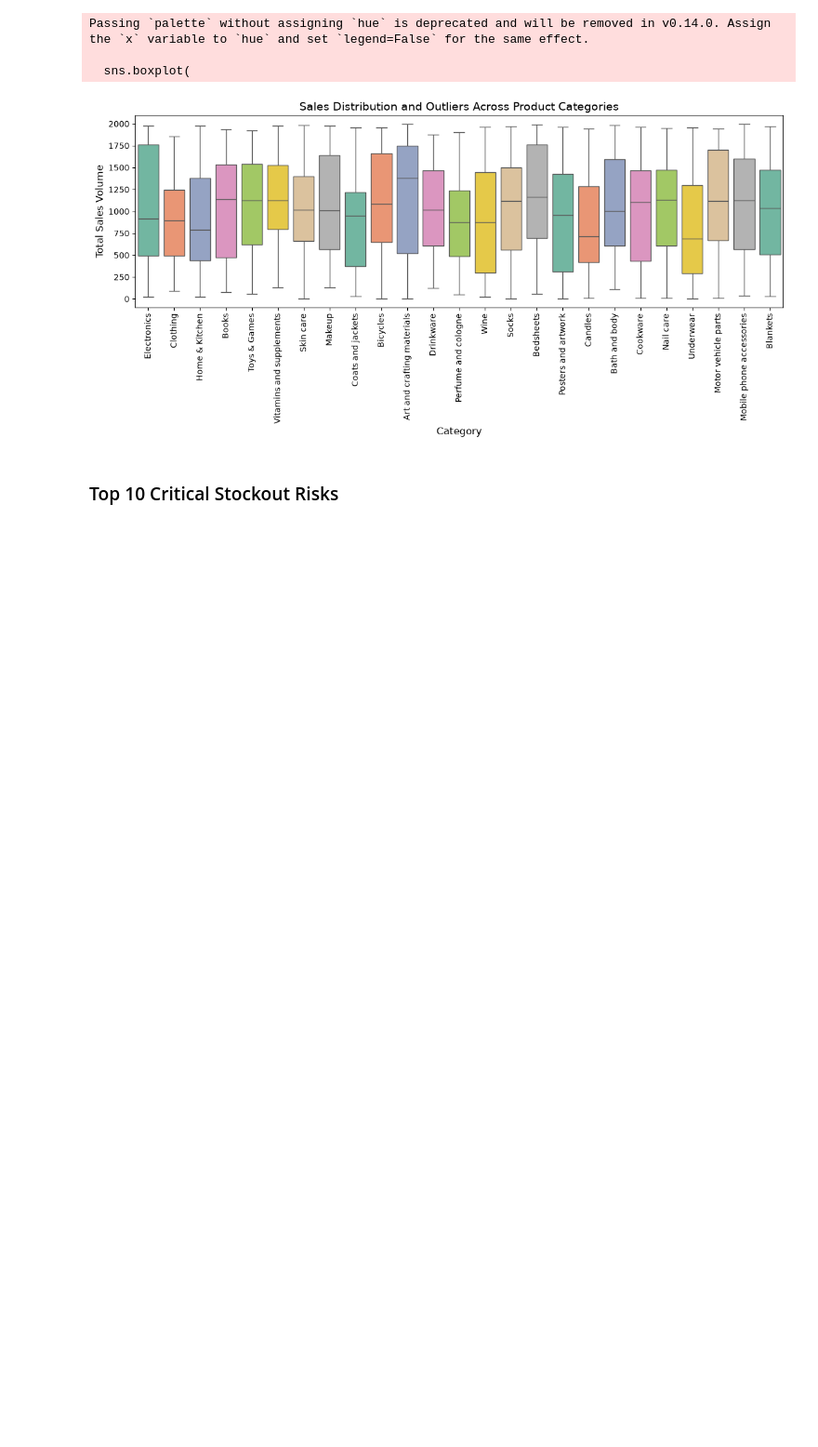
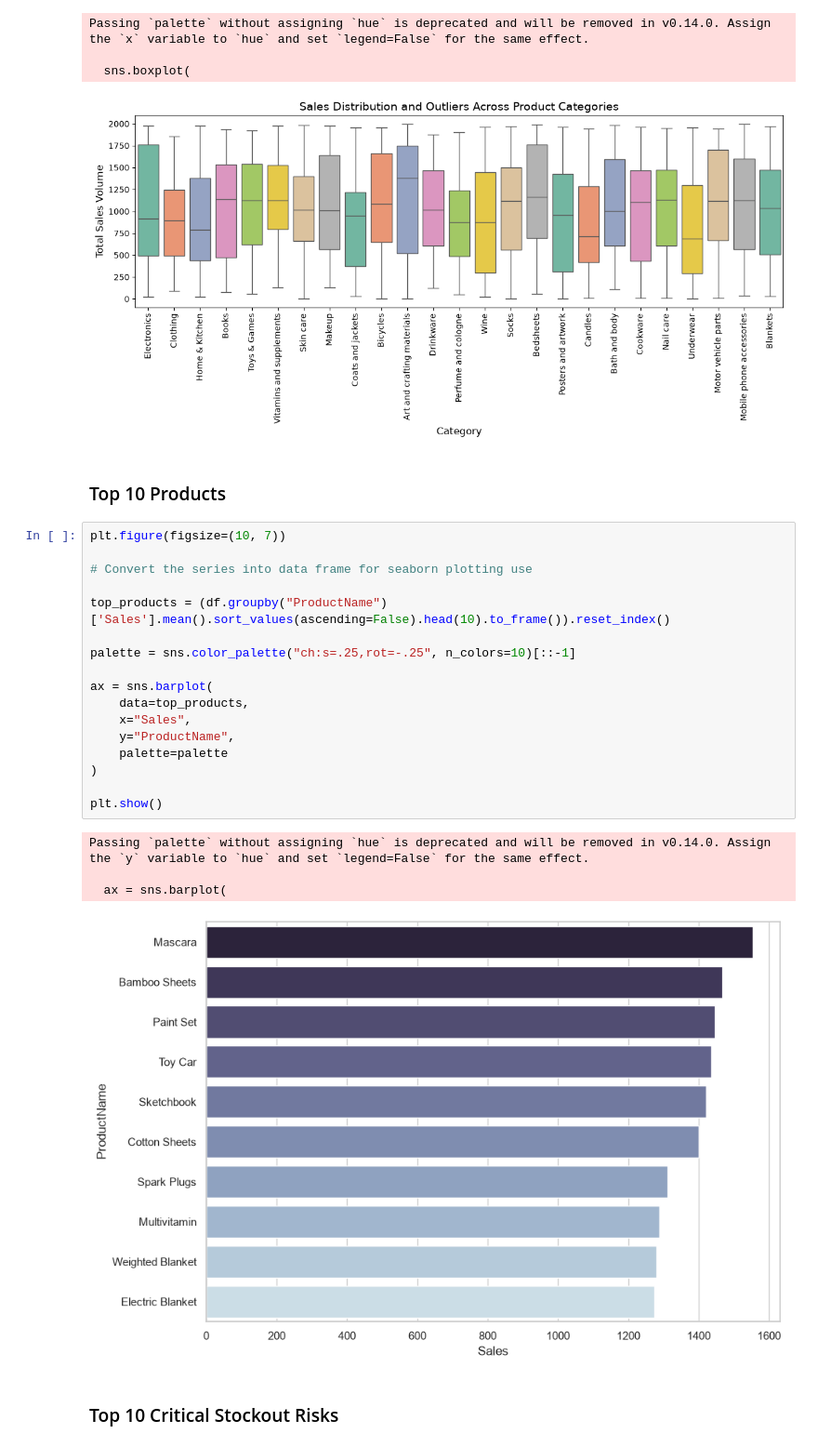
Before and after one commit to Reyal335/SQL-and-EDA--E-Commerce-Business-Questions, a Jupyter notebook: notebooks/01_EDA.ipynb, the cells around one changed output. Shown at 93% size. Saved outputs shown, nothing was run; the diff lists cells and outputs as text; blank space fills up the shorter version.

Commit message:
top products

```diff
--- a/notebooks/01_EDA.ipynb
+++ b/notebooks/01_EDA.ipynb
@@ -131,6 +131,30 @@ Passing `palette` without assigning `hue` is deprecated and will be removed in v
 
   sns.boxplot(
 [figure]
+# %% [markdown]
+### Top 10 Products
+# %%
+plt.figure(figsize=(10, 7))
+
+# Convert the series into data frame for seaborn plotting use
+
+top_products = (df.groupby("ProductName")['Sales'].mean().sort_values(ascending=False).head(10).to_frame()).reset_index()
+
+palette = sns.color_palette("ch:s=.25,rot=-.25", n_colors=10)[::-1]
+
+ax = sns.barplot(
+    data=top_products,
+    x="Sales",
+    y="ProductName",
+    palette=palette
+)
+
+plt.show()
+# %% [output]
+Passing `palette` without assigning `hue` is deprecated and will be removed in v0.14.0. Assign the `y` variable to `hue` and set `legend=False` for the same effect.
+
+  ax = sns.barplot(
+[figure, added]
 # %% [markdown]
 ### Top 10 Critical Stockout Risks
 # %%
```
Also changed, not shown: parts of 1 cell of this notebook, 2 other files.
